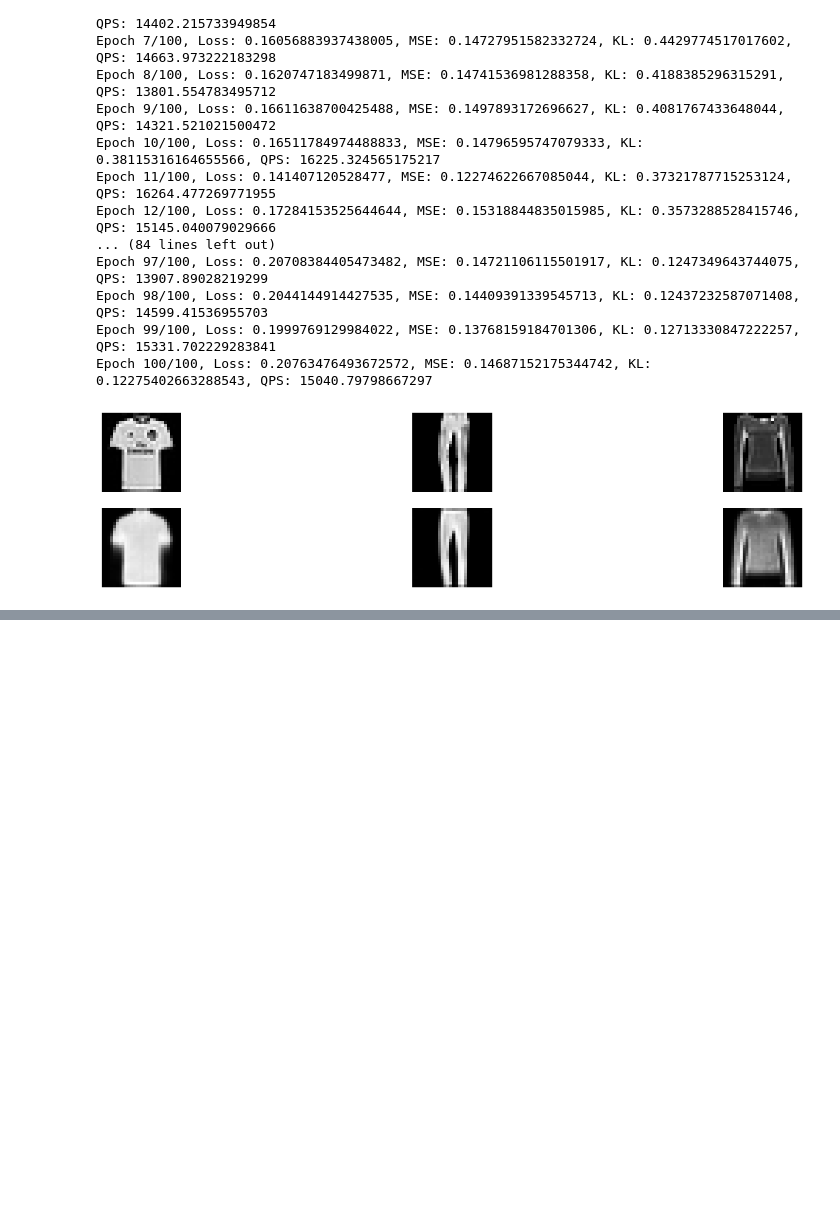
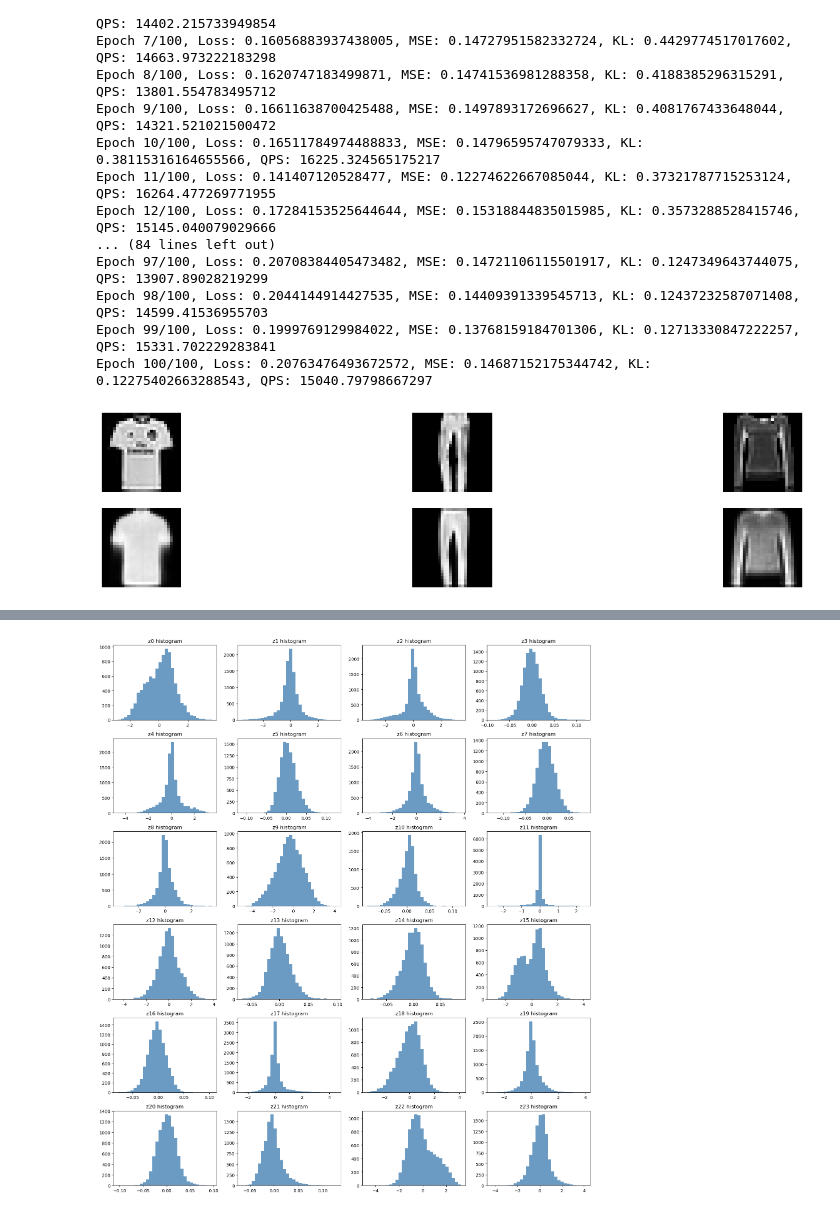
Before and after one commit to Maanav-s/vae-from-scratch, a Jupyter notebook: vae.ipynb, the cells around one changed output, grey strips where cells are left out. Saved outputs shown, nothing was run; the diff lists cells and outputs as text; code cells hidden in the pictures; blank space fills up the shorter version.

Commit message:
add more latent space visualizations

```diff
--- a/vae.ipynb
+++ b/vae.ipynb
@@ -329,0 +330,18 @@ plt.show()
+# %%
+num_plots = LATENT_SHAPE
+cols = 4
+rows = int(np.ceil(num_plots / cols))
+
+fig, axes = plt.subplots(rows, cols, figsize=(4 * cols, 3 * rows), squeeze=False)
+for i in range(num_plots):
+    ax = axes[i // cols][i % cols]
+    ax.hist(z[:, i], bins=30, color='steelblue', alpha=0.8)
+    ax.set_title(f'z{i} histogram')
+
+for j in range(num_plots, rows * cols):
+    axes[j // cols][j % cols].axis('off')
+
+plt.tight_layout()
+plt.show()
+# %% [output]
+[figure, added]
```
Also changed, not shown: parts of 2 cells of this notebook.
